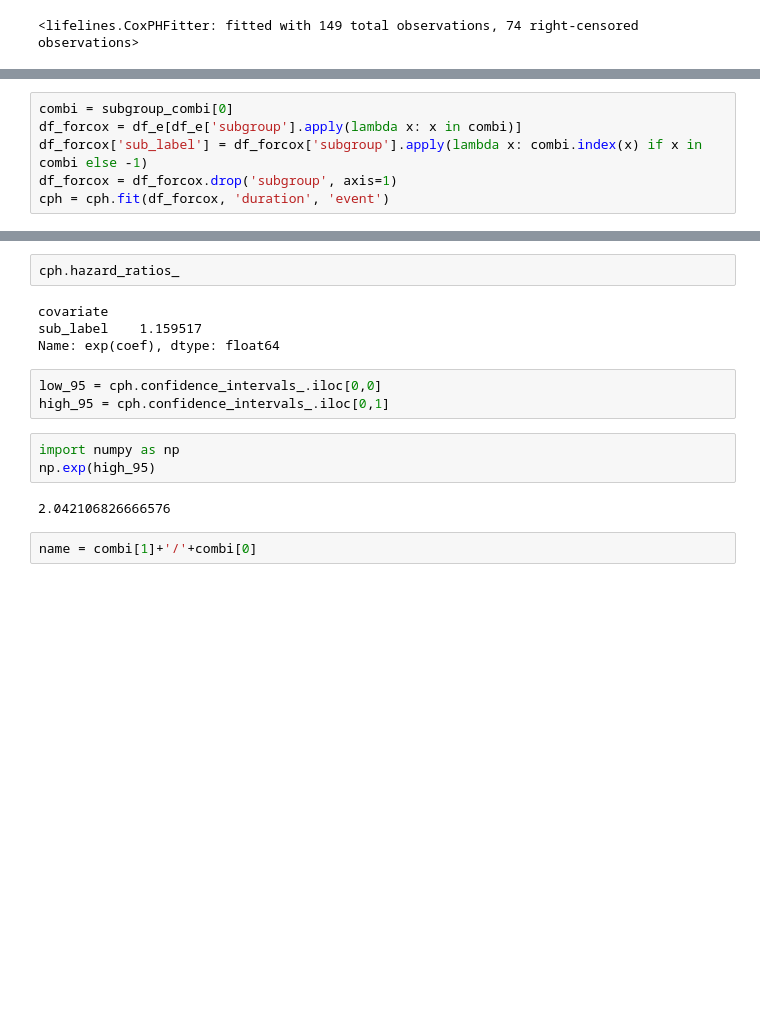
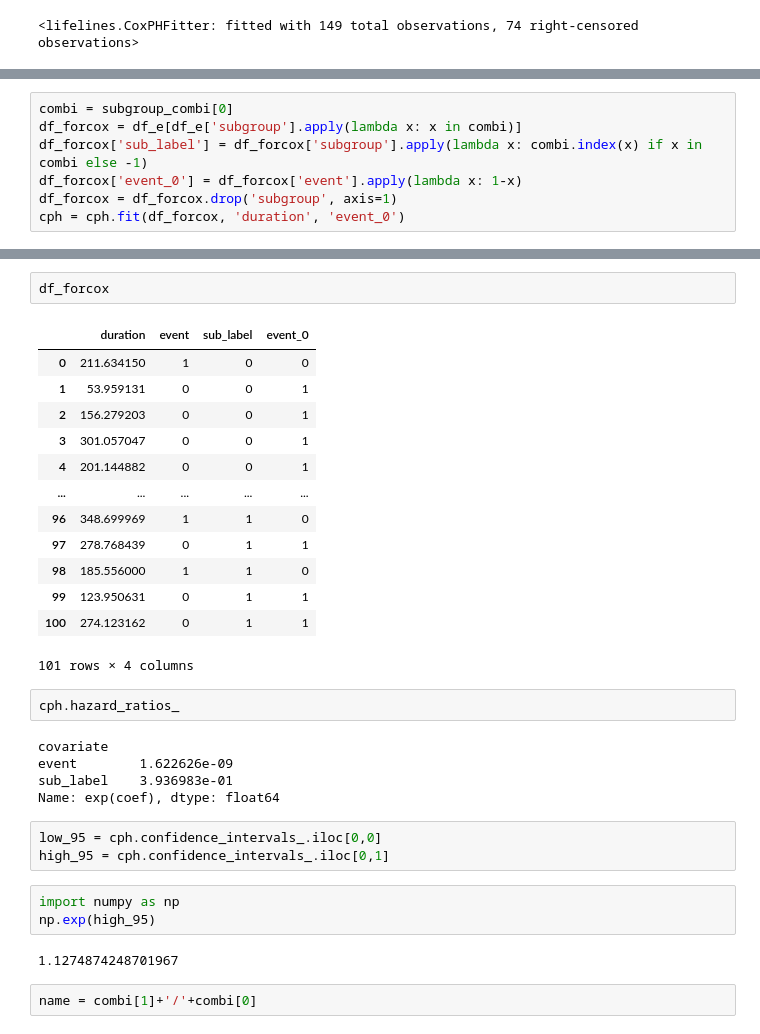
Before and after one commit to oceanvntp/KaplanMeier_curve_app, a Jupyter notebook: 設計用.ipynb, the cells around one changed output, grey strips where cells are left out. Saved outputs shown, nothing was run; the diff lists cells and outputs as text; blank space fills up the shorter version.

```diff
--- a/設計用.ipynb
+++ b/設計用.ipynb
@@ -237,8 +246,9 @@ cph.hazard_ratios_.item()
 combi = subgroup_combi[0]
 df_forcox = df_e[df_e['subgroup'].apply(lambda x: x in combi)]
 df_forcox['sub_label'] = df_forcox['subgroup'].apply(lambda x: combi.index(x) if x in combi else -1)
+df_forcox['event_0'] = df_forcox['event'].apply(lambda x: 1-x)
 df_forcox = df_forcox.drop('subgroup', axis=1)
-cph = cph.fit(df_forcox, 'duration', 'event')
+cph = cph.fit(df_forcox, 'duration', 'event_0')
 # %% [output]
 A value is trying to be set on a copy of a slice from a DataFrame.
 Try using .loc[row_indexer,col_indexer] = value instead
@@ -248,8 +273,25 @@ See the caveats in the documentation: https://pandas.pydata.org/pandas-docs/stab
+# %%
+df_forcox
+# %% [output]
+|  | duration | event | sub_label | event_0 |
+| 0 | 211.634150 | 1 | 0 | 0 |
+| 1 | 53.959131 | 0 | 0 | 1 |
+| 2 | 156.279203 | 0 | 0 | 1 |
+| 3 | 301.057047 | 0 | 0 | 1 |
+| 4 | 201.144882 | 0 | 0 | 1 |
+| ... | ... | ... | ... | ... |
+| 96 | 348.699969 | 1 | 1 | 0 |
+| 97 | 278.768439 | 0 | 1 | 1 |
+| 98 | 185.556000 | 1 | 1 | 0 |
+| 99 | 123.950631 | 0 | 1 | 1 |
+| 100 | 274.123162 | 0 | 1 | 1 |
+101 rows × 4 columns
 # %%
 cph.hazard_ratios_
 # %% [output]
 covariate
-sub_label    1.159517
+event        1.622626e-09
+sub_label    3.936983e-01
 Name: exp(coef), dtype: float64
 # %%
 low_95 = cph.confidence_intervals_.iloc[0,0]
@@ -258,7 +300,7 @@ high_95 = cph.confidence_intervals_.iloc[0,1]
 import numpy as np
 np.exp(high_95)
 # %% [output]
-2.042106826666576
+1.1274874248701967
 # %%
 name = combi[1]+'/'+combi[0]
 # %%
```
Also changed, not shown: parts of 19 cells of this notebook, 1 other file.
